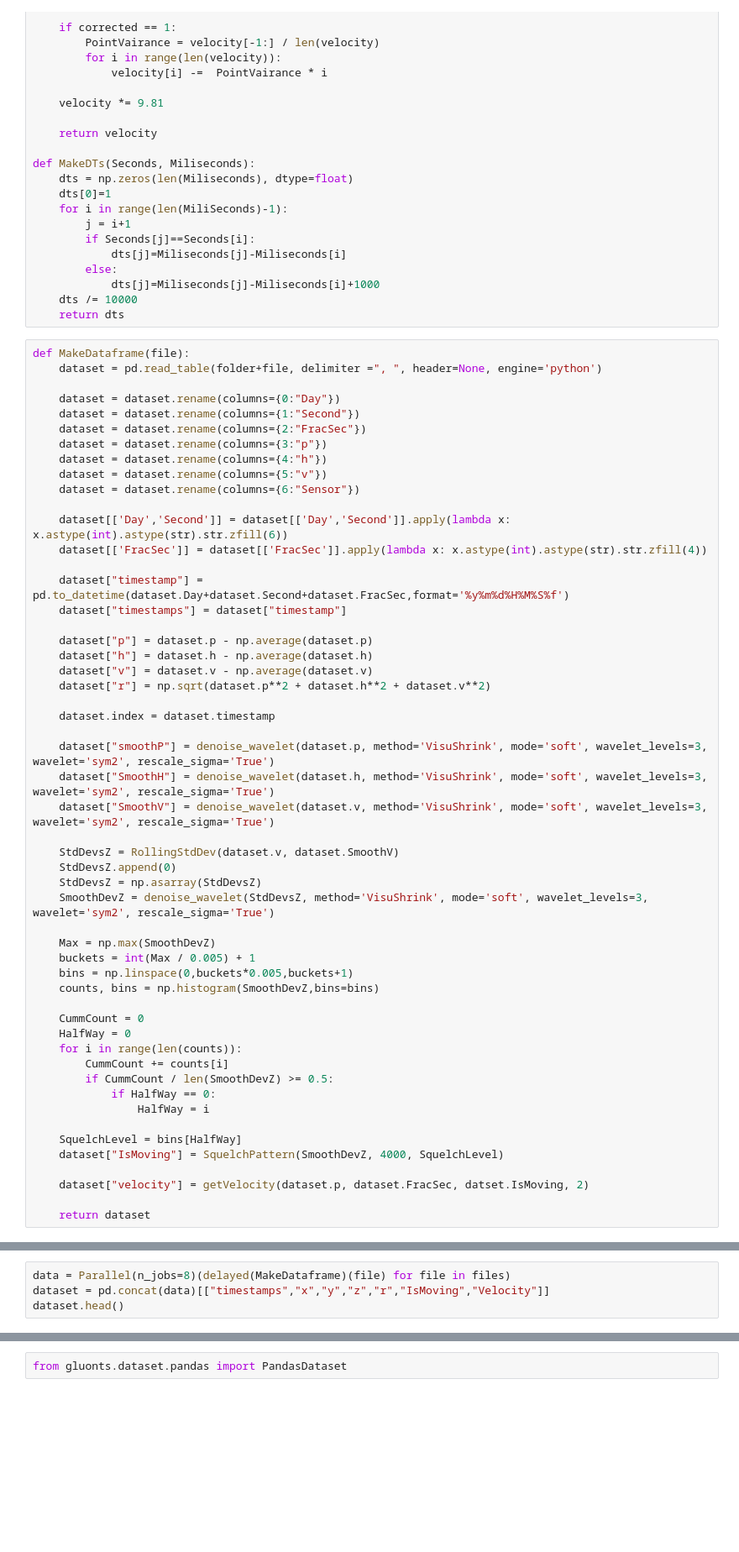
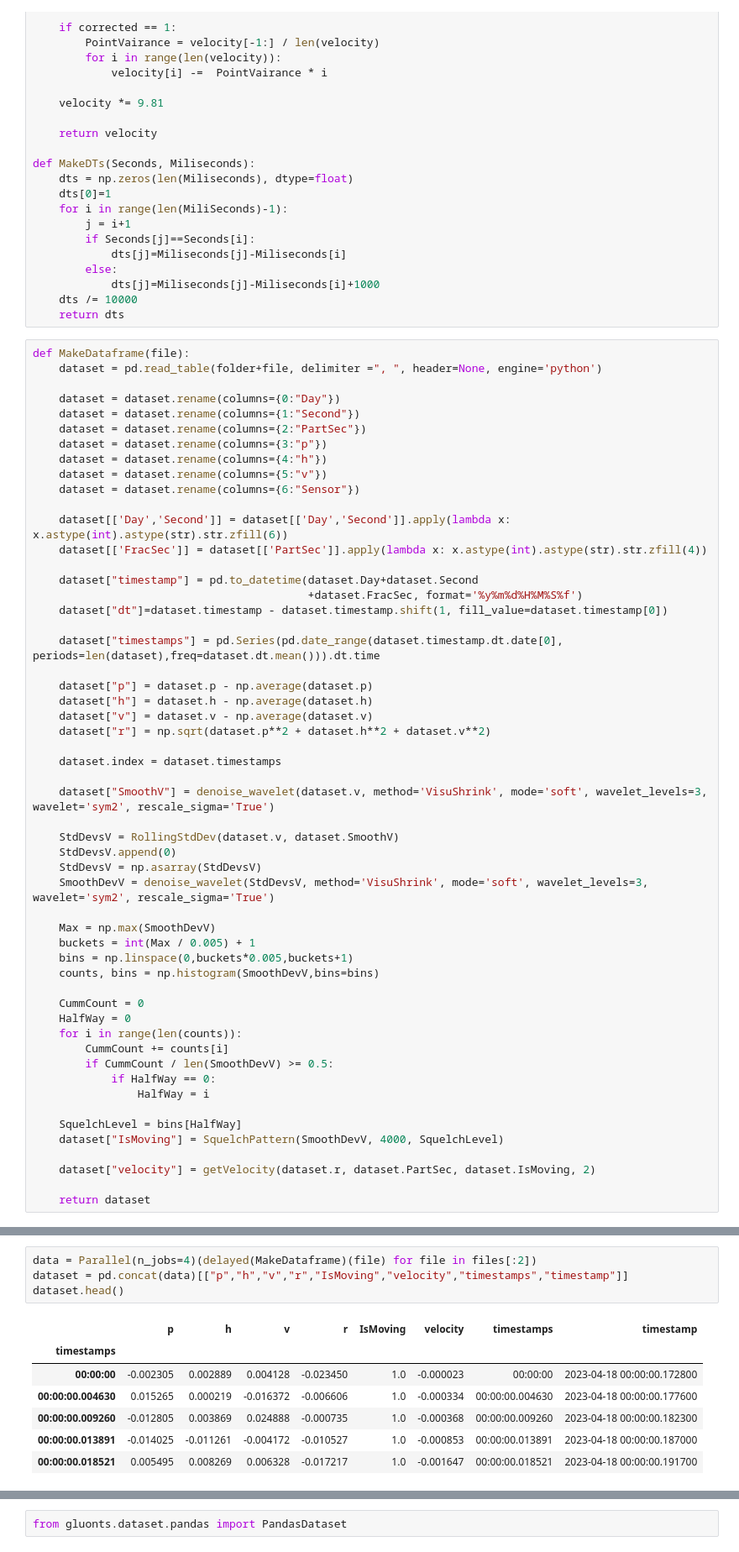
Before and after one commit to danchendrickson/RMG_NDE_Disssertation, a Jupyter notebook: Generative/GenerativePrediction.ipynb, the cells around one changed output, grey strips where cells are left out. Shown at 84% size. Saved outputs shown, nothing was run; the diff lists cells and outputs as text; blank space fills up the shorter version.

```diff
--- a/Generative/GenerativePrediction.ipynb
+++ b/Generative/GenerativePrediction.ipynb
@@ -195,50 +197,51 @@ def MakeDataframe(file):
 
     dataset = dataset.rename(columns={0:"Day"})
     dataset = dataset.rename(columns={1:"Second"})
-    dataset = dataset.rename(columns={2:"FracSec"})
+    dataset = dataset.rename(columns={2:"PartSec"})
     dataset = dataset.rename(columns={3:"p"})
     dataset = dataset.rename(columns={4:"h"})
     dataset = dataset.rename(columns={5:"v"})
     dataset = dataset.rename(columns={6:"Sensor"})
 
     dataset[['Day','Second']] = dataset[['Day','Second']].apply(lambda x: x.astype(int).astype(str).str.zfill(6))
-    dataset[['FracSec']] = dataset[['FracSec']].apply(lambda x: x.astype(int).astype(str).str.zfill(4))
+    dataset[['FracSec']] = dataset[['PartSec']].apply(lambda x: x.astype(int).astype(str).str.zfill(4))
 
-    dataset["timestamp"] = pd.to_datetime(dataset.Day+dataset.Second+dataset.FracSec,format='%y%m%d%H%M%S%f')
-    dataset["timestamps"] = dataset["timestamp"]
+    dataset["timestamp"] = pd.to_datetime(dataset.Day+dataset.Second
+                                          +dataset.FracSec, format='%y%m%d%H%M%S%f')
+    dataset["dt"]=dataset.timestamp - dataset.timestamp.shift(1, fill_value=dataset.timestamp[0])
+
+    dataset["timestamps"] = pd.Series(pd.date_range(dataset.timestamp.dt.date[0], periods=len(dataset),freq=dataset.dt.mean())).dt.time
 
     dataset["p"] = dataset.p - np.average(dataset.p)
     dataset["h"] = dataset.h - np.average(dataset.h)
     dataset["v"] = dataset.v - np.average(dataset.v)
     dataset["r"] = np.sqrt(dataset.p**2 + dataset.h**2 + dataset.v**2)
 
-    dataset.index = dataset.timestamp
+    dataset.index = dataset.timestamps
 
-    dataset["smoothP"] = denoise_wavelet(dataset.p, method='VisuShrink', mode='soft', wavelet_levels=3, wavelet='sym2', rescale_sigma='True')
-    dataset["SmoothH"] = denoise_wavelet(dataset.h, method='VisuShrink', mode='soft', wavelet_levels=3, wavelet='sym2', rescale_sigma='True')
     dataset["SmoothV"] = denoise_wavelet(dataset.v, method='VisuShrink', mode='soft', wavelet_levels=3, wavelet='sym2', rescale_sigma='True')
 
-    StdDevsZ = RollingStdDev(dataset.v, dataset.SmoothV)
-    StdDevsZ.append(0)
-    StdDevsZ = np.asarray(StdDevsZ)
-    SmoothDevZ = denoise_wavelet(StdDevsZ, method='VisuShrink', mode='soft', wavelet_levels=3, wavelet='sym2', rescale_sigma='True')
+    StdDevsV = RollingStdDev(dataset.v, dataset.SmoothV)
+    StdDevsV.append(0)
+    StdDevsV = np.asarray(StdDevsV)
+    SmoothDevV = denoise_wavelet(StdDevsV, method='VisuShrink', mode='soft', wavelet_levels=3, wavelet='sym2', rescale_sigma='True')
 
-    Max = np.max(SmoothDevZ)
+    Max = np.max(SmoothDevV)
     buckets = int(Max / 0.005) + 1
     bins = np.linspace(0,buckets*0.005,buckets+1)
-    counts, bins = np.histogram(SmoothDevZ,bins=bins)
+    counts, bins = np.histogram(SmoothDevV,bins=bins)
 
     CummCount = 0
     HalfWay = 0
     for i in range(len(counts)):
         CummCount += counts[i]
-        if CummCount / len(SmoothDevZ) >= 0.5:
+        if CummCount / len(SmoothDevV) >= 0.5:
             if HalfWay == 0:
                 HalfWay = i
 
     SquelchLevel = bins[HalfWay]
-    dataset["IsMoving"] = SquelchPattern(SmoothDevZ, 4000, SquelchLevel)
+    dataset["IsMoving"] = SquelchPattern(SmoothDevV, 4000, SquelchLevel)
 
-    dataset["velocity"] = getVelocity(dataset.p, dataset.FracSec, datset.IsMoving, 2)
+    dataset["velocity"] = getVelocity(dataset.r, dataset.PartSec, dataset.IsMoving, 2)
 
     return dataset
@@ -249,7 +248,15 @@ NameError: name 'p' is not defined
 # %%
-data = Parallel(n_jobs=8)(delayed(MakeDataframe)(file) for file in files)
-dataset = pd.concat(data)[["timestamps","x","y","z","r","IsMoving","Velocity"]]
+data = Parallel(n_jobs=4)(delayed(MakeDataframe)(file) for file in files[:2])
+dataset = pd.concat(data)[["p","h","v","r","IsMoving","velocity","timestamps","timestamp"]]
 dataset.head()
+# %% [output]
+|  | p | h | v | r | IsMoving | velocity | timestamps | timestamp |
+| timestamps |  |  |  |  |  |  |  |  |
+| 00:00:00 | -0.002305 | 0.002889 | 0.004128 | -0.023450 | 1.0 | -0.000023 | 00:00:00 | 2023-04-18 00:00:00.172800 |
+| 00:00:00.004630 | 0.015265 | 0.000219 | -0.016372 | -0.006606 | 1.0 | -0.000334 | 00:00:00.004630 | 2023-04-18 00:00:00.177600 |
+| 00:00:00.009260 | -0.012805 | 0.003869 | 0.024888 | -0.000735 | 1.0 | -0.000368 | 00:00:00.009260 | 2023-04-18 00:00:00.182300 |
+| 00:00:00.013891 | -0.014025 | -0.011261 | -0.004172 | -0.010527 | 1.0 | -0.000853 | 00:00:00.013891 | 2023-04-18 00:00:00.187000 |
+| 00:00:00.018521 | 0.005495 | 0.008269 | 0.006328 | -0.017217 | 1.0 | -0.001647 | 00:00:00.018521 | 2023-04-18 00:00:00.191700 |
 # %%
 from gluonts.torch import DeepAREstimator
 #from gluonts.torch.trainer import Trainer
```
Also changed, not shown: parts of 10 cells of this notebook, 8 other files.
